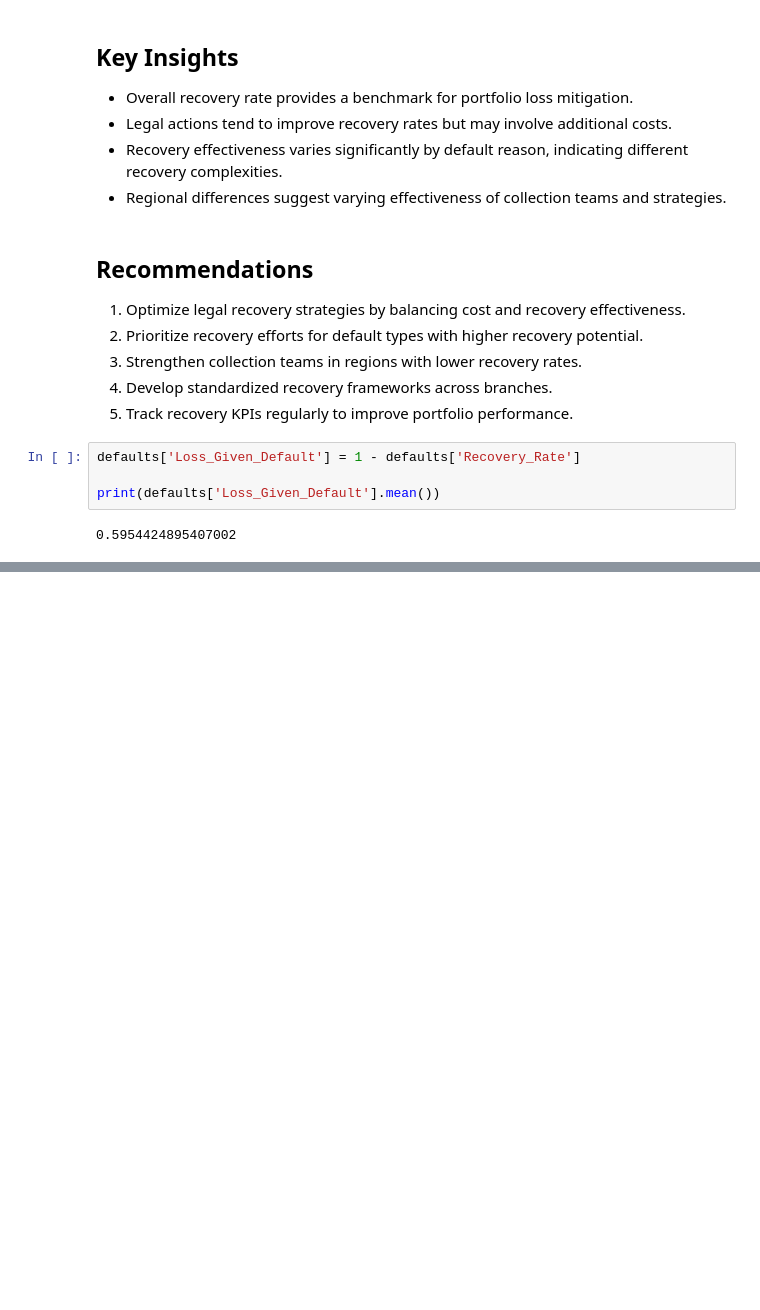
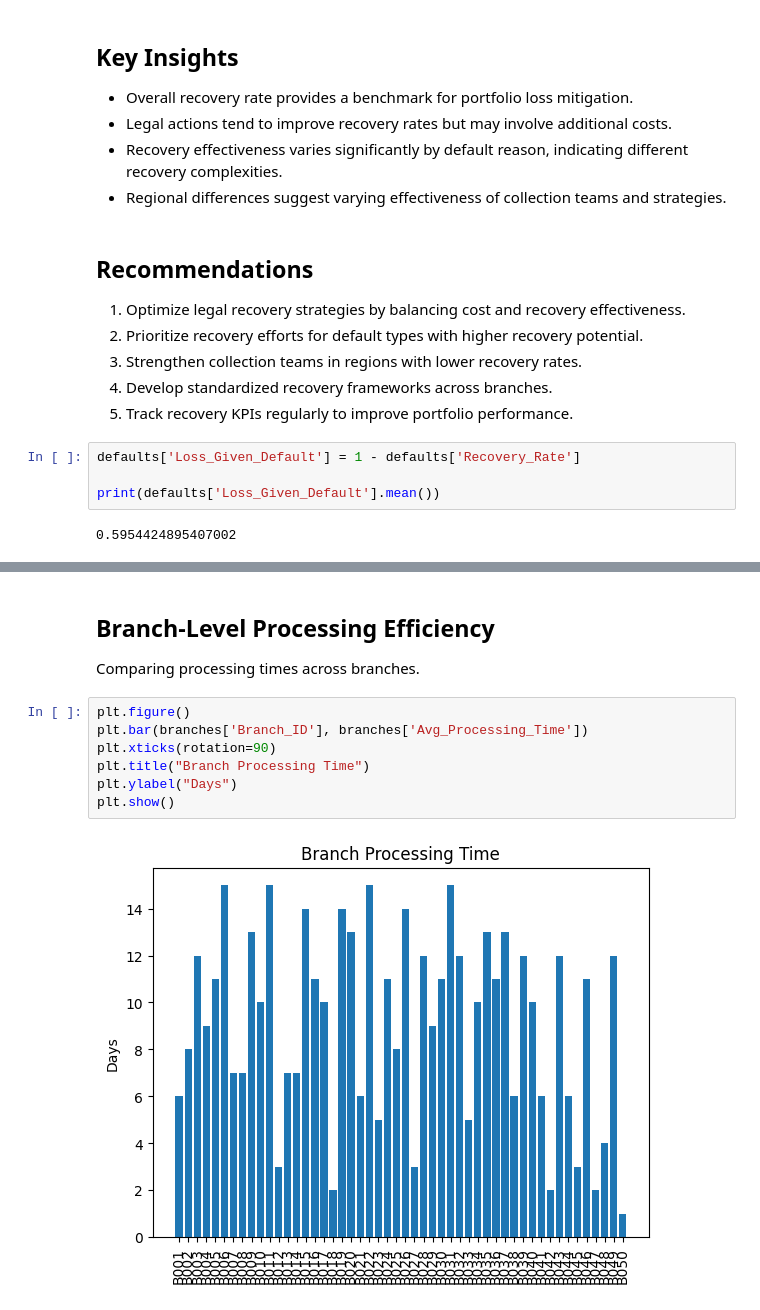
Before and after one commit to madhurmd/hero-fincorp-loan-analysis, a Jupyter notebook: notebooks/analysis.ipynb, the cells around one changed output, grey strips where cells are left out. Saved outputs shown, nothing was run; the diff lists cells and outputs as text; blank space fills up the shorter version.

```diff
--- a/notebooks/analysis.ipynb
+++ b/notebooks/analysis.ipynb
@@ -1377,0 +1406,13 @@ print(defaults['Loss_Given_Default'].mean())
+# %% [markdown]
+## Branch-Level Processing Efficiency
+
+Comparing processing times across branches.
+# %%
+plt.figure()
+plt.bar(branches['Branch_ID'], branches['Avg_Processing_Time'])
+plt.xticks(rotation=90)
+plt.title("Branch Processing Time")
+plt.ylabel("Days")
+plt.show()
+# %% [output]
+[figure, added]
```
Also changed, not shown: parts of 24 cells of this notebook.
